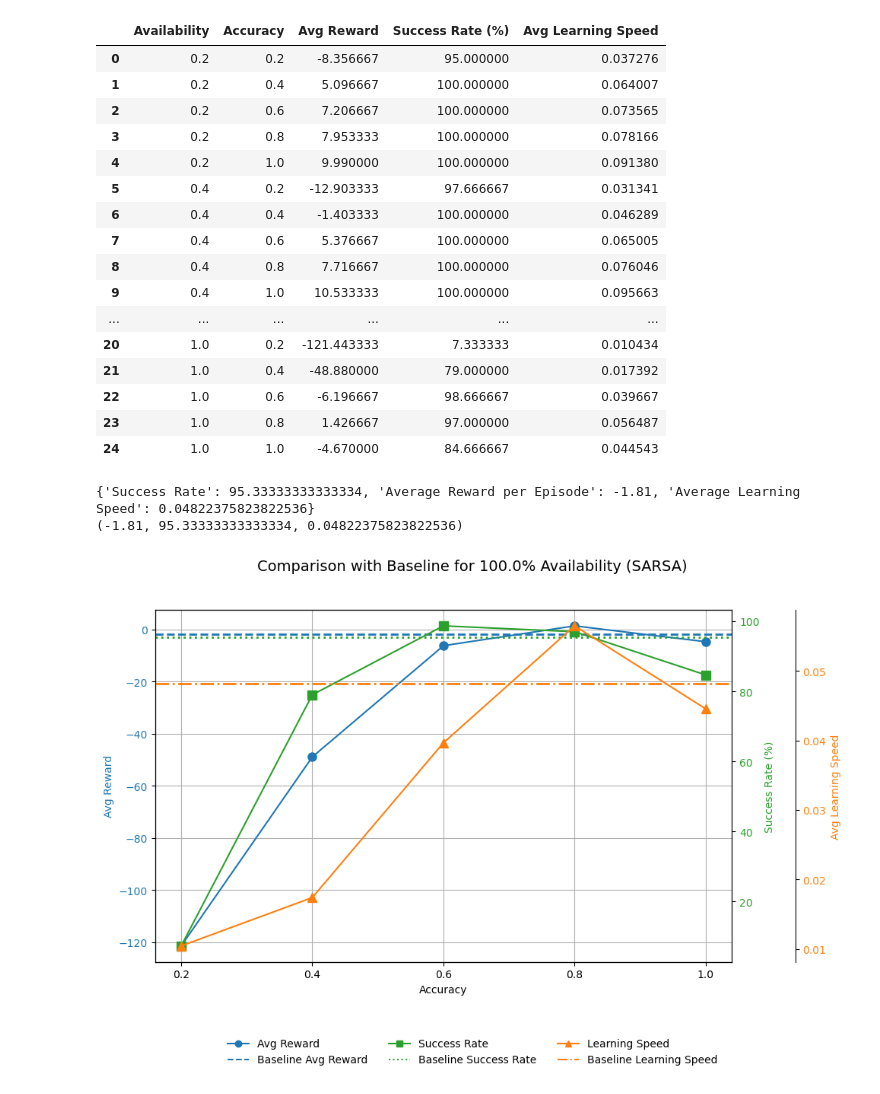
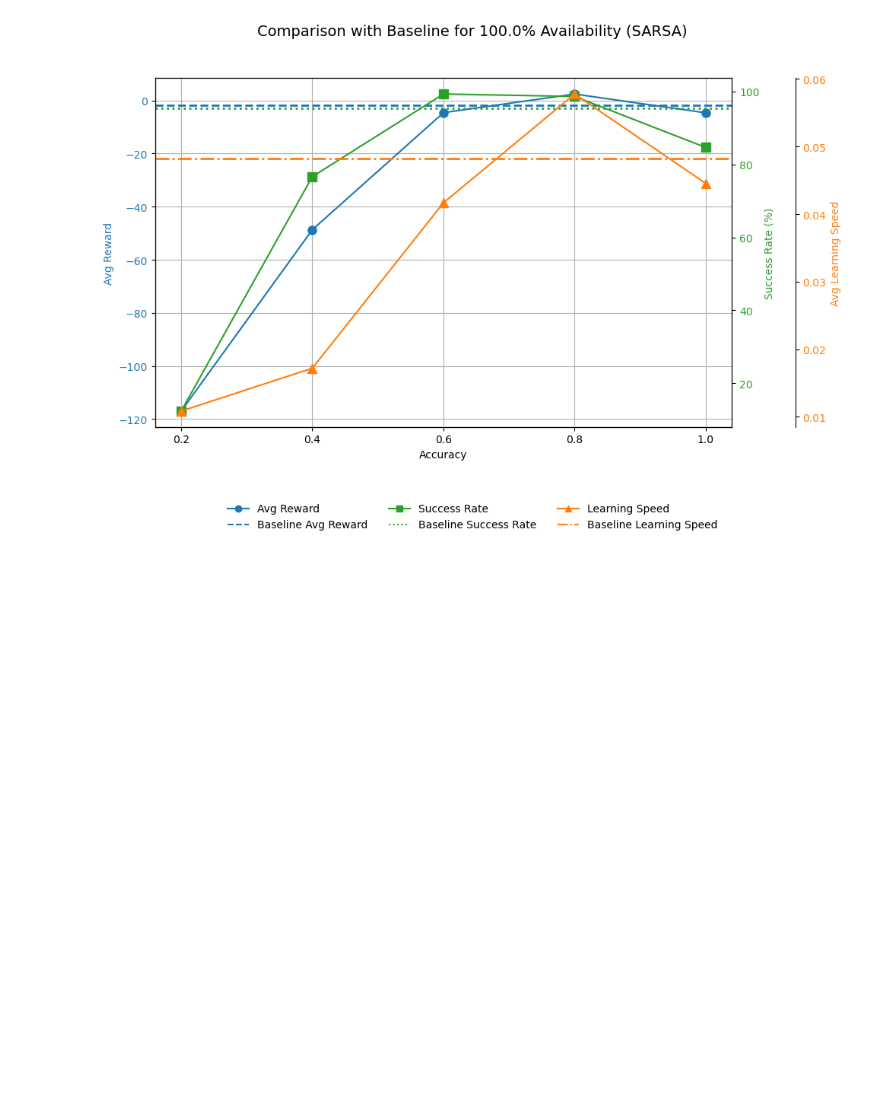
Before and after one commit to namtran3103/UNSWAI2, a Jupyter notebook: assignment2.ipynb, the cells around one changed output. Saved outputs shown, nothing was run; the diff lists cells and outputs as text; code cells hidden in the pictures; blank space fills up the shorter version.

```diff
--- a/assignment2.ipynb
+++ b/assignment2.ipynb
@@ -650,35 +466,11 @@ utils.plot_comparison_with_baseline(availability=1.0, df_learning=dfLoadQ, basel
 [figure]
 # %%
 dfLoadSarsa = pd.read_csv('dataFrameSarsa.csv')
-display(dfLoadSarsa)
 
 with open('metricsS.json', 'r') as file:
     baseS = json.load(file)
-
-print(baseS)
-
-baseSTuple = (baseS['Average Reward per Episode'], baseS['Success Rate'], baseS['Average Learning Speed'])
-print(baseSTuple)
+    baseSTuple = (baseS['Average Reward per Episode'], baseS['Success Rate'], baseS['Average Learning Speed'])
 
 utils.plot_comparison_with_baseline(availability=1.0, df_learning=dfLoadSarsa, baseline_learning=baseSTuple, algorithm='SARSA')
 # %% [output]
-|  | Availability | Accuracy | Avg Reward | Success Rate (%) | Avg Learning Speed |
-| 0 | 0.2 | 0.2 | -8.356667 | 95.000000 | 0.037276 |
-| 1 | 0.2 | 0.4 | 5.096667 | 100.000000 | 0.064007 |
-| 2 | 0.2 | 0.6 | 7.206667 | 100.000000 | 0.073565 |
-| 3 | 0.2 | 0.8 | 7.953333 | 100.000000 | 0.078166 |
-| 4 | 0.2 | 1.0 | 9.990000 | 100.000000 | 0.091380 |
-| 5 | 0.4 | 0.2 | -12.903333 | 97.666667 | 0.031341 |
-| 6 | 0.4 | 0.4 | -1.403333 | 100.000000 | 0.046289 |
-| 7 | 0.4 | 0.6 | 5.376667 | 100.000000 | 0.065005 |
-| 8 | 0.4 | 0.8 | 7.716667 | 100.000000 | 0.076046 |
-| 9 | 0.4 | 1.0 | 10.533333 | 100.000000 | 0.095663 |
-| ... | ... | ... | ... | ... | ... |
-| 20 | 1.0 | 0.2 | -121.443333 | 7.333333 | 0.010434 |
-| 21 | 1.0 | 0.4 | -48.880000 | 79.000000 | 0.017392 |
-| 22 | 1.0 | 0.6 | -6.196667 | 98.666667 | 0.039667 |
-| 23 | 1.0 | 0.8 | 1.426667 | 97.000000 | 0.056487 |
-| 24 | 1.0 | 1.0 | -4.670000 | 84.666667 | 0.044543 |
-{'Success Rate': 95.33333333333334, 'Average Reward per Episode': -1.81, 'Average Learning Speed': 0.04822375823822536}
-(-1.81, 95.33333333333334, 0.04822375823822536)
-[figure, old version]
+[figure, new version]
```
Also changed, not shown: parts of 9 cells of this notebook, 2 other files.
